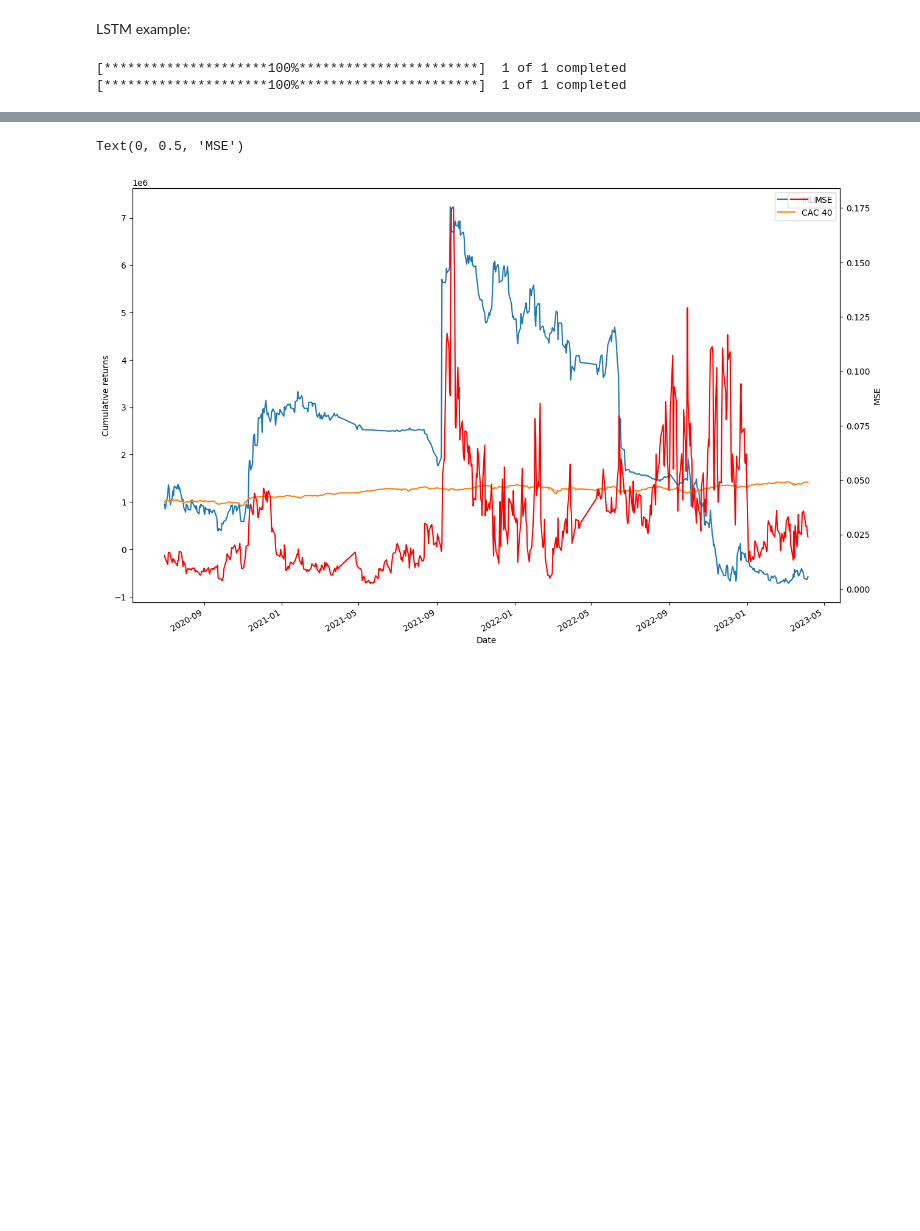
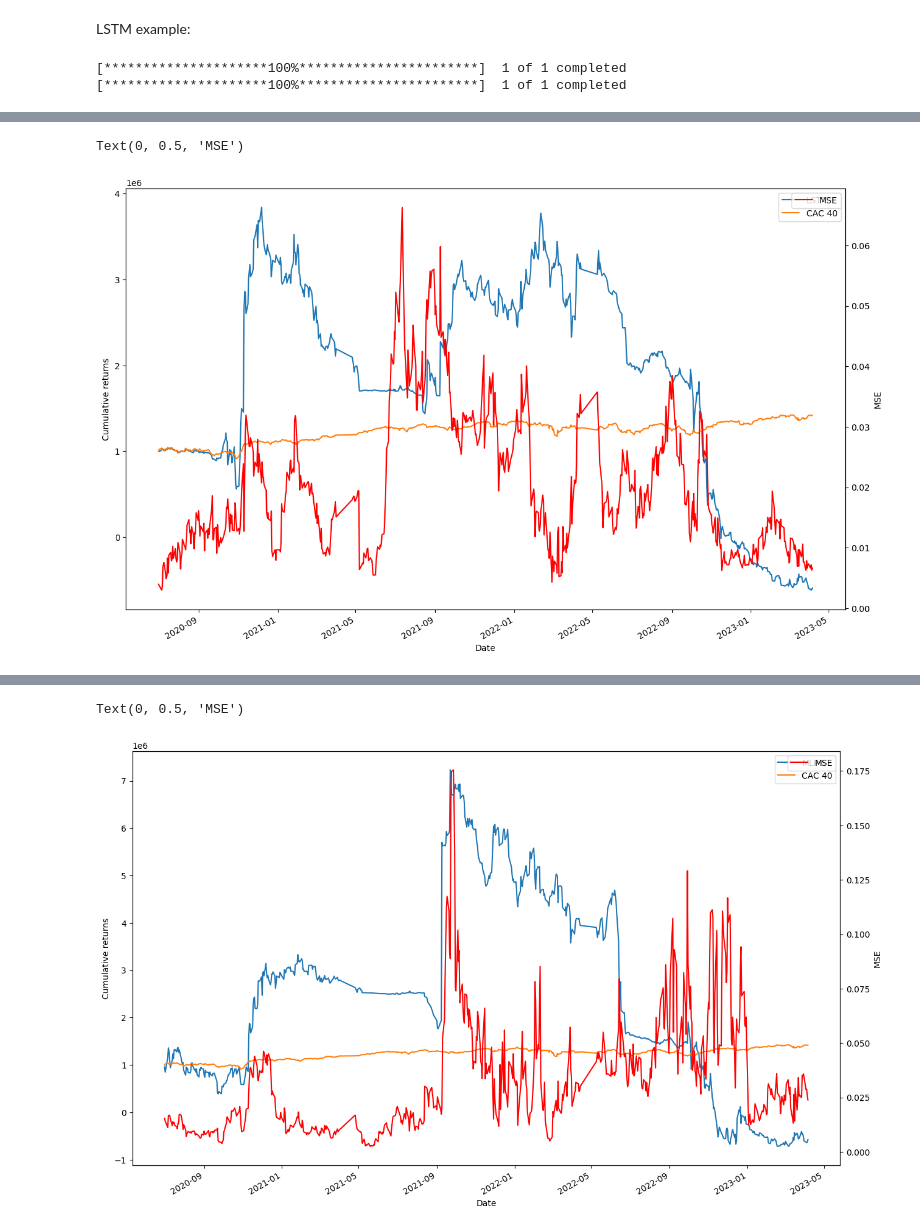
Before and after one commit to mattdimi/DLPSRP, a Jupyter notebook: LinearModels.ipynb, the cells around one changed output, grey strips where cells are left out. Saved outputs shown, nothing was run; the diff lists cells and outputs as text; code cells hidden in the pictures; blank space fills up the shorter version.

```diff
--- a/LinearModels.ipynb
+++ b/LinearModels.ipynb
@@ -99,0 +126,15 @@ forecasts_val, forecasts_test, weights_valid, weights_test, opt_param_dict, vali
+# %%
+backtest = BackTester(weights_test["LSTMRegression"], returns, capital, risk_free, benchmark=benchmark_returns, name = "LSTM")
+backtest_statistics = backtest.get_backtest_statistics()
+cum_returns = backtest.get_strategy_cumulative_returns()
+cum_returns["MSE"] = (forecasts_test["LSTMRegression"] - returns.loc[test_index_full, :]).apply(lambda x: x**2).mean(axis = 1)
+
+fig, ax1 = plt.subplots()
+ax2 = ax1.twinx()
+cum_returns.plot(y = ["LSTM", "CAC 40"], ax = ax1, figsize = (15, 10))
+cum_returns.plot(y = "MSE", ax = ax2, color = "red")
+ax1.set_ylabel("Cumulative returns")
+ax2.set_ylabel("MSE")
+# %% [output]
+Text(0, 0.5, 'MSE')
+[figure, added]
```
Also changed, not shown: parts of 8 cells of this notebook, 2 other files.
